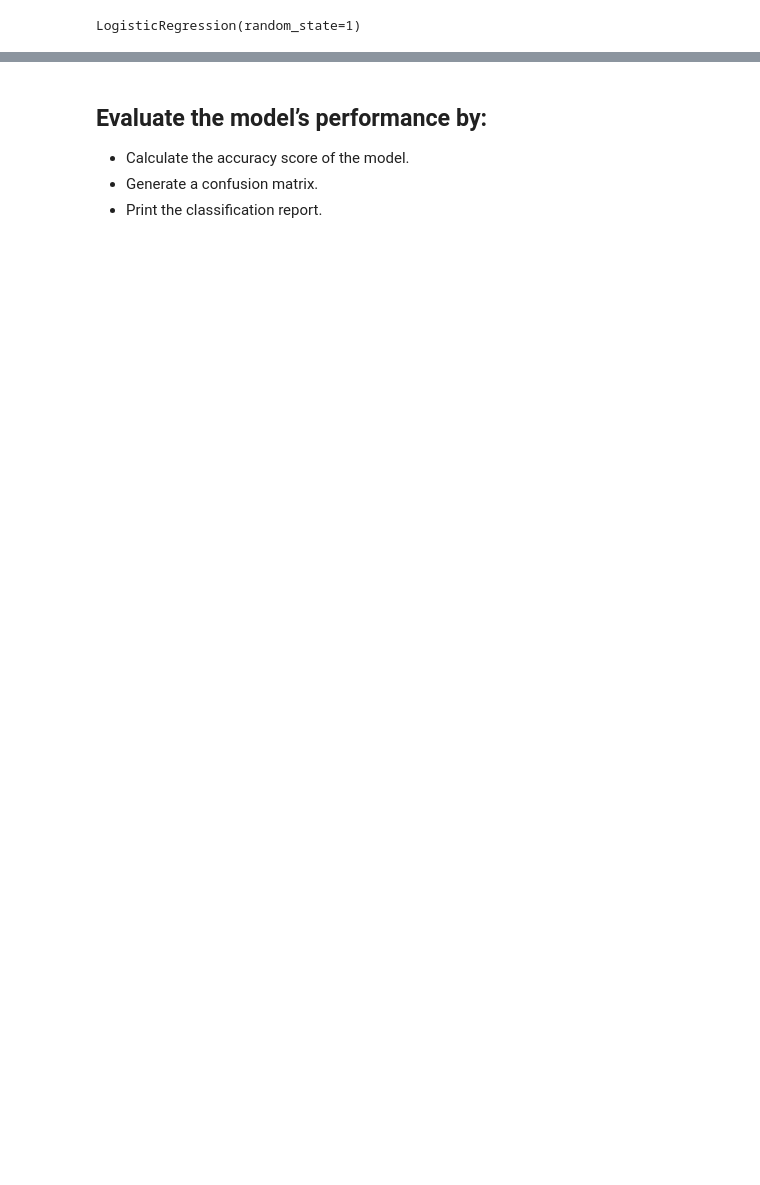
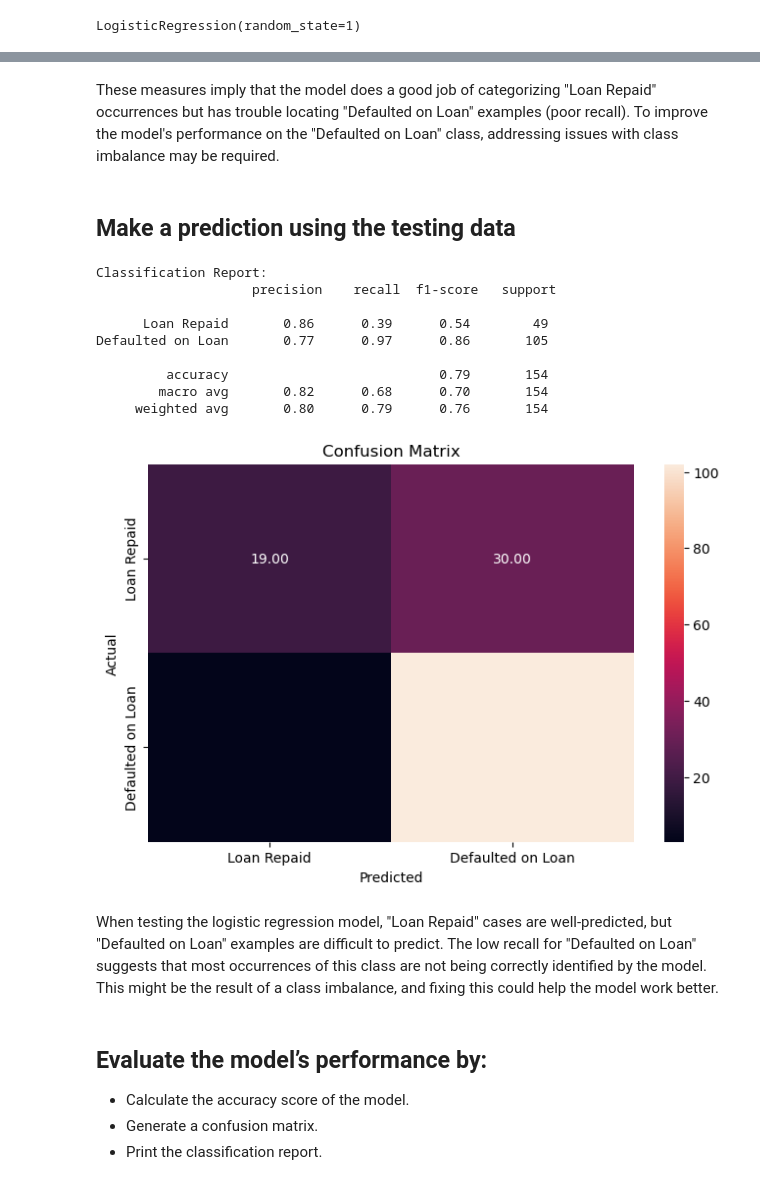
Before and after one commit to AnvithaChaluvadi/Loan-Decision-Tool_Project2, a Jupyter notebook: test-loan defaulter.ipynb, the cells around one changed output, grey strips where cells are left out. Cells and saved outputs as stored; diff of their text form; code cells hidden in the pictures; blank space fills up the shorter version.

```diff
--- a/test-loan defaulter.ipynb
+++ b/test-loan defaulter.ipynb
@@ -367,3 +450,26 @@ y_prediction = logistic_regression_model.predict(X_test)
+# %% [markdown]
+These measures imply that the model does a good job of categorizing "Loan Repaid" occurrences but has trouble locating "Defaulted on Loan" examples (poor recall). To improve the model's performance on the "Defaulted on Loan" class, addressing issues with class imbalance may be required.
+# %% [markdown]
+## Make a prediction using the testing data
+# %%
+# Predict on the test set
+y_prediction = logistic_model.predict(X_test)
+
+# Evaluate the performance on the test set
+classification_metrics(y_test,y_prediction)
+# %% [output]
+Classification Report:
+                    precision    recall  f1-score   support
+
+      Loan Repaid       0.86      0.39      0.54        49
+Defaulted on Loan       0.77      0.97      0.86       105
+
+         accuracy                           0.79       154
+        macro avg       0.82      0.68      0.70       154
+     weighted avg       0.80      0.79      0.76       154
+[figure, added]
+# %% [markdown]
+When testing the logistic regression model, "Loan Repaid" cases are well-predicted, but "Defaulted on Loan" examples are difficult to predict. The low recall for "Defaulted on Loan" suggests that most occurrences of this class are not being correctly identified by the model. This might be the result of a class imbalance, and fixing this could help the model work better.
 # %% [markdown]
 ## Evaluate the model’s performance by:
 
```
Also changed, not shown: parts of 26 cells of this notebook, 1 other file.
